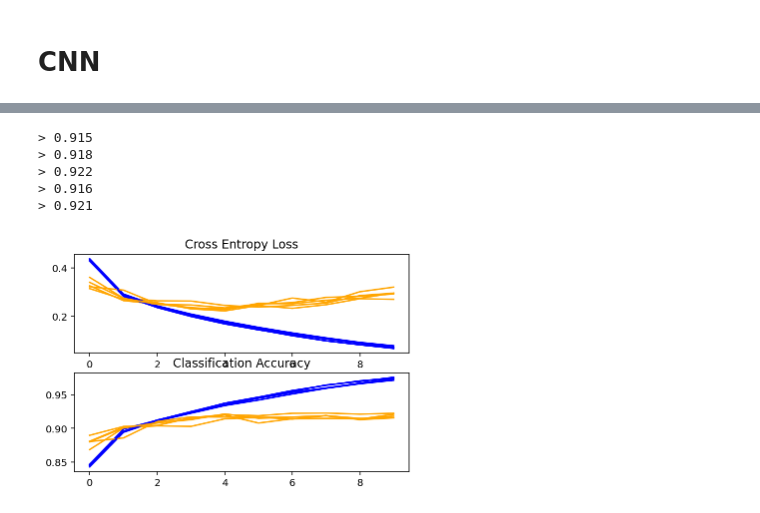
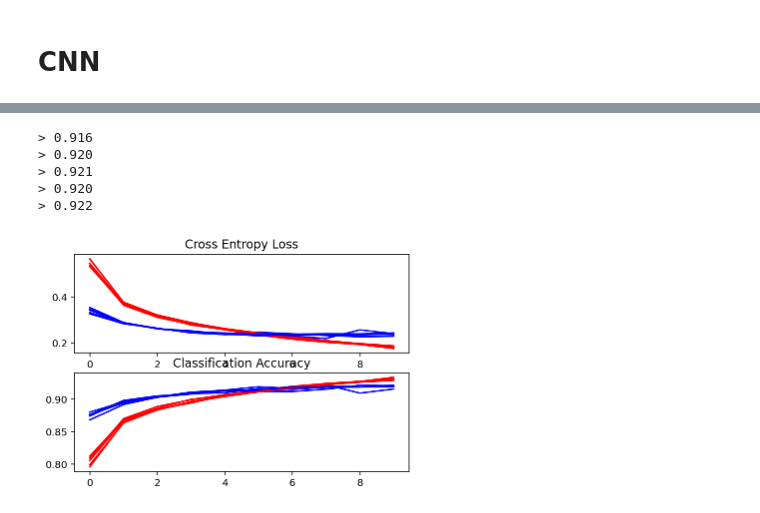
Before and after one commit to naveedw/Deeplearning, a Jupyter notebook: Fashion-MNIST.ipynb, the cells around one changed output, grey strips where cells are left out. Drawn from its saved outputs; the diff is of its cells as text; code cells hidden in the pictures.

```diff
--- a/Fashion-MNIST.ipynb
+++ b/Fashion-MNIST.ipynb
@@ -114,0 +148,5 @@ First 5 training lables as one-hot encoded vectors:
+# %%
+#model = build_basic_model()
+#model = build_dropout_model()
+model = build_basic_model()
+model.summary()
@@ -239,4 +355,7 @@ from matplotlib import pyplot
 # %%
+# opt ='adam' > opt = SGD(lr=0.01)
+
+
 # load train and test dataset
 def load_dataset():
 	# load dataset
@@ -270,8 +389,8 @@ def define_model():
 	model.add(Dense(100, activation='relu'))
 	model.add(Dense(10, activation='softmax'))
 	# compile model
-	opt = SGD(lr=0.01)
-	model.compile(optimizer=opt, loss='categorical_crossentropy', metrics=['accuracy'])
+	#opt = Adam(lr=0.0001)
+	model.compile(optimizer='adam', loss='categorical_crossentropy', metrics=['accuracy'])
 	return model
 
 # evaluate a model using k-fold cross-validation
@@ -301,13 +420,13 @@ def summarize_diagnostics(histories):
 		# plot loss
 		pyplot.subplot(211)
 		pyplot.title('Cross Entropy Loss')
-		pyplot.plot(histories[i].history['loss'], color='blue', label='train')
-		pyplot.plot(histories[i].history['val_loss'], color='orange', label='test')
+		pyplot.plot(histories[i].history['loss'], color='red', label='train')
+		pyplot.plot(histories[i].history['val_loss'], color='blue', label='test')
 		# plot accuracy
 		pyplot.subplot(212)
 		pyplot.title('Classification Accuracy')
-		pyplot.plot(histories[i].history['accuracy'], color='blue', label='train')
-		pyplot.plot(histories[i].history['val_accuracy'], color='orange', label='test')
+		pyplot.plot(histories[i].history['accuracy'], color='red', label='train')
+		pyplot.plot(histories[i].history['val_accuracy'], color='blue', label='test')
 	pyplot.show()
 
 
@@ -335,6 +554,5 @@ run_test_harness()
 # %%
-# opt ='adam' > opt = SGD(lr=0.01)
-
+# Increasing the number of Filters 64 than 32, not improve
 
 # load train and test dataset
 def load_dataset():
@@ -361,17 +579,17 @@ def prep_pixels(train, test):
 
 # define cnn model
 def define_model():
-	model = Sequential()
-	model.add(Conv2D(32, (3, 3), padding='same', activation='relu', input_shape=(28, 28, 1)))
-	model.add(MaxPooling2D(2, 2))
-	model.add(Conv2D(16, (3, 3), activation = 'relu', padding='same'))
-	model.add(Flatten())
-	model.add(Dense(100, activation='relu'))
-	model.add(Dense(10, activation='softmax'))
+  model = Sequential()
+  model.add(Conv2D(64, (3, 3), padding='same', activation='relu', input_shape=(28, 28, 1)))
+  model.add(MaxPooling2D(2, 2))
+  model.add(Conv2D(16, (3, 3), activation = 'relu', padding='same'))
+  model.add(Flatten())
+  model.add(Dense(100, activation='relu'))
+  model.add(Dropout(0.5))
+  model.add(Dense(10, activation='softmax'))
 	# compile model
-	#opt = Adam(lr=0.0001)
-	model.compile(optimizer='adam', loss='categorical_crossentropy', metrics=['accuracy'])
-	return model
+  model.compile(optimizer='adam', loss='categorical_crossentropy', metrics=['accuracy'])
+  return model
 
 # evaluate a model using k-fold cross-validation
 def evaluate_model(dataX, dataY, n_folds=5):
@@ -395,39 +613,39 @@ def evaluate_model(dataX, dataY, n_folds=5):
 	return scores, histories
 
 # plot diagnostic learning curves
 def summarize_diagnostics(histories):
 	for i in range(len(histories)):
 		# plot loss
 		pyplot.subplot(211)
 		pyplot.title('Cross Entropy Loss')
-		pyplot.plot(histories[i].history['loss'], color='blue', label='train')
-		pyplot.plot(histories[i].history['val_loss'], color='orange', label='test')
+		pyplot.plot(histories[i].history['loss'], color='red', label='train')
+		pyplot.plot(histories[i].history['val_loss'], color='blue', label='test')
 		# plot accuracy
 		pyplot.subplot(212)
 		pyplot.title('Classification Accuracy')
-		pyplot.plot(histories[i].history['accuracy'], color='blue', label='train')
-		pyplot.plot(histories[i].history['val_accuracy'], color='orange', label='test')
+		pyplot.plot(histories[i].history['accuracy'], color='red', label='train')
+		pyplot.plot(histories[i].history['val_accuracy'], color='blue', label='test')
 	pyplot.show()
 
 
  # run the test harness for evaluating a model
 def run_test_harness():
 	# load dataset
 	trainX, trainY, testX, testY = load_dataset()
 	# prepare pixel data
 	trainX, testX = prep_pixels(trainX, testX)
 	# evaluate model
 	scores, histories = evaluate_model(trainX, trainY)
 	# learning curves
 	summarize_diagnostics(histories)
 
 
 # entry point, run the test harness
 run_test_harness()
 # %% [output]
-> 0.915
-> 0.918
+> 0.916
+> 0.920
+> 0.921
+> 0.920
 > 0.922
-> 0.916
-> 0.921
-[figure, old version]
+[figure, new version]
```
Also changed, not shown: parts of 22 cells of this notebook.
